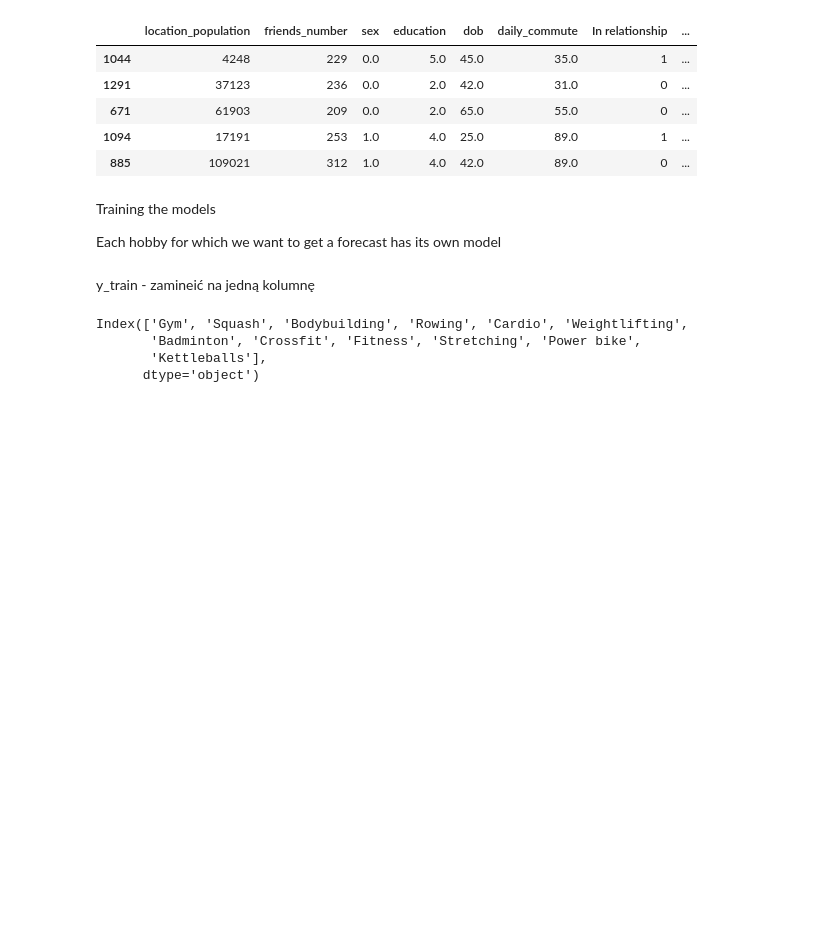
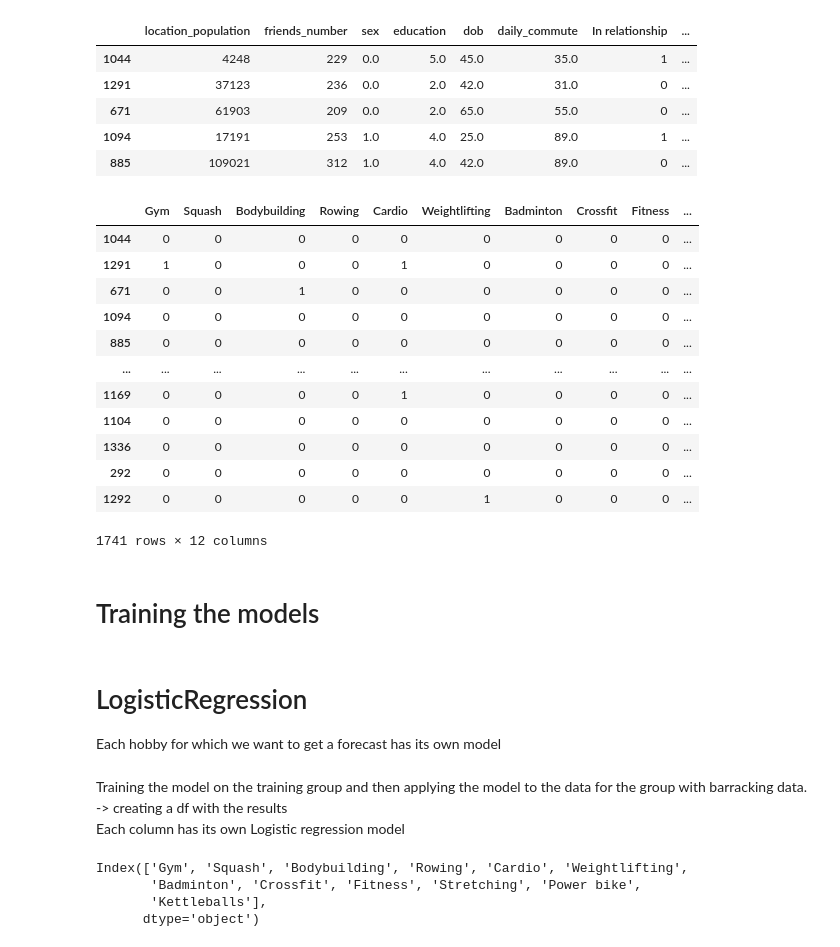
Before and after one commit to Bartoszcz28/Gym_Subscription, a Jupyter notebook: Data_Imput_hobby.ipynb, the cells around one changed output. Cells and saved outputs as stored; diff of their text form; code cells hidden in the pictures; blank space fills up the shorter version.

```diff
--- a/Data_Imput_hobby.ipynb
+++ b/Data_Imput_hobby.ipynb
@@ -327,3 +323,21 @@ X_train_trans.head()
 | 671 | 61903 | 209 | 0.0 | 2.0 | 65.0 | 55.0 | 0 | ... |
 | 1094 | 17191 | 253 | 1.0 | 4.0 | 25.0 | 89.0 | 1 | ... |
 | 885 | 109021 | 312 | 1.0 | 4.0 | 42.0 | 89.0 | 0 | ... |
+# %%
+y_train
+# %% [output]
+|  | Gym | Squash | Bodybuilding | Rowing | Cardio | Weightlifting | Badminton | Crossfit | Fitness | ... |
+| 1044 | 0 | 0 | 0 | 0 | 0 | 0 | 0 | 0 | 0 | ... |
+| 1291 | 1 | 0 | 0 | 0 | 1 | 0 | 0 | 0 | 0 | ... |
+| 671 | 0 | 0 | 1 | 0 | 0 | 0 | 0 | 0 | 0 | ... |
+| 1094 | 0 | 0 | 0 | 0 | 0 | 0 | 0 | 0 | 0 | ... |
+| 885 | 0 | 0 | 0 | 0 | 0 | 0 | 0 | 0 | 0 | ... |
+| ... | ... | ... | ... | ... | ... | ... | ... | ... | ... | ... |
+| 1169 | 0 | 0 | 0 | 0 | 1 | 0 | 0 | 0 | 0 | ... |
+| 1104 | 0 | 0 | 0 | 0 | 0 | 0 | 0 | 0 | 0 | ... |
+| 1336 | 0 | 0 | 0 | 0 | 0 | 0 | 0 | 0 | 0 | ... |
+| 292 | 0 | 0 | 0 | 0 | 0 | 0 | 0 | 0 | 0 | ... |
+| 1292 | 0 | 0 | 0 | 0 | 0 | 1 | 0 | 0 | 0 | ... |
+1741 rows × 12 columns
+# %% [markdown]
+# Training the models
@@ -330,6 +356,8 @@ X_train_trans.head()
 # %% [markdown]
-Training the models
+# LogisticRegression
+
 
 Each hobby for which we want to get a forecast has its own model
-# %% [markdown]
-y_train - zamineić na jedną kolumnę
+# %% [markdown]
+Training the model on the training group and then applying the model to the data for the group with barracking data. -> creating a df with the results
+Each column has its own Logistic regression model
```
Also changed, not shown: parts of 36 cells of this notebook.
